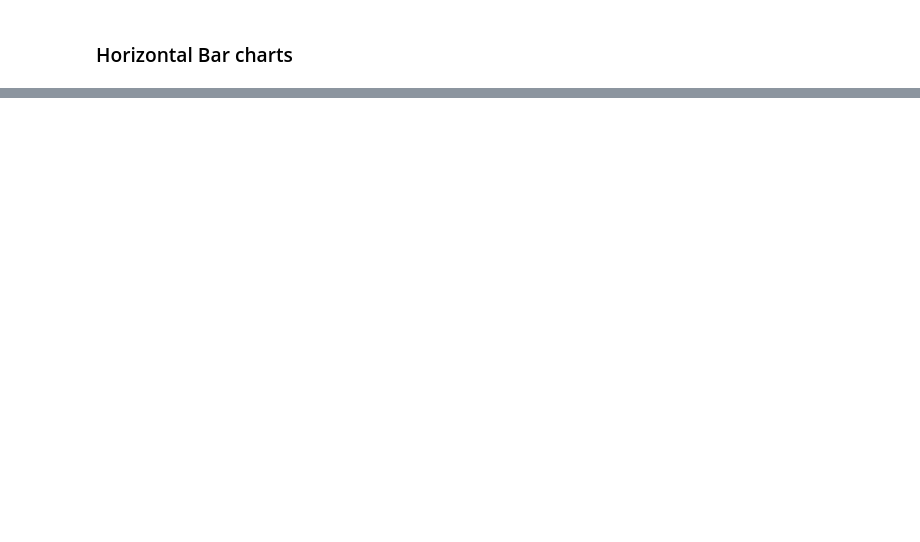
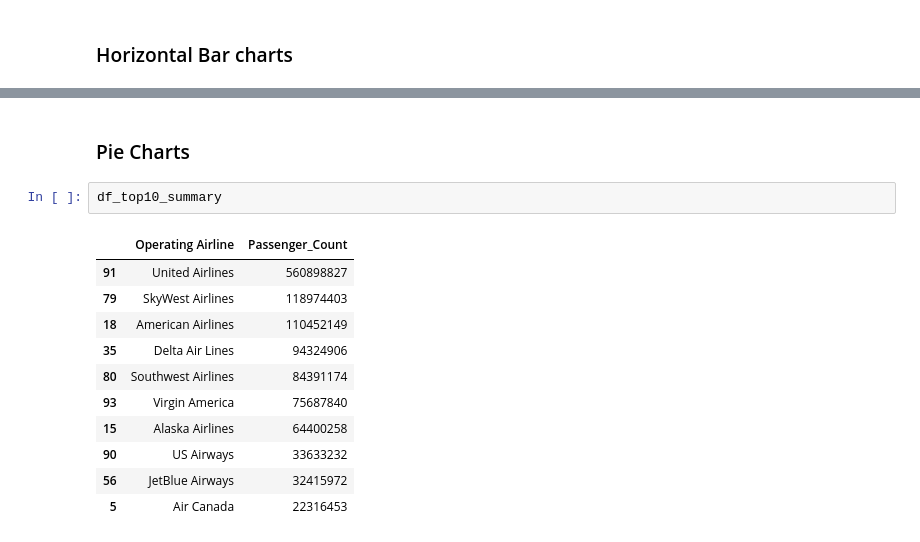
Before and after one commit to atifiu/matplotlib_practice, a Jupyter notebook: Matplotlib_Training1.ipynb, the cells around one changed output, grey strips where cells are left out. Drawn from its saved outputs; the diff is of its cells as text; blank space fills up the shorter version.

```diff
--- a/Matplotlib_Training1.ipynb
+++ b/Matplotlib_Training1.ipynb
@@ -357,0 +352,16 @@ _ = plt.show()
+# %% [markdown]
+### Pie Charts
+# %%
+df_top10_summary
+# %% [output]
+|  | Operating Airline | Passenger_Count |
+| 91 | United Airlines | 560898827 |
+| 79 | SkyWest Airlines | 118974403 |
+| 18 | American Airlines | 110452149 |
+| 35 | Delta Air Lines | 94324906 |
+| 80 | Southwest Airlines | 84391174 |
+| 93 | Virgin America | 75687840 |
+| 15 | Alaska Airlines | 64400258 |
+| 90 | US Airways | 33633232 |
+| 56 | JetBlue Airways | 32415972 |
+| 5 | Air Canada | 22316453 |
```
Also changed, not shown: parts of 10 cells of this notebook, 2 other files.
